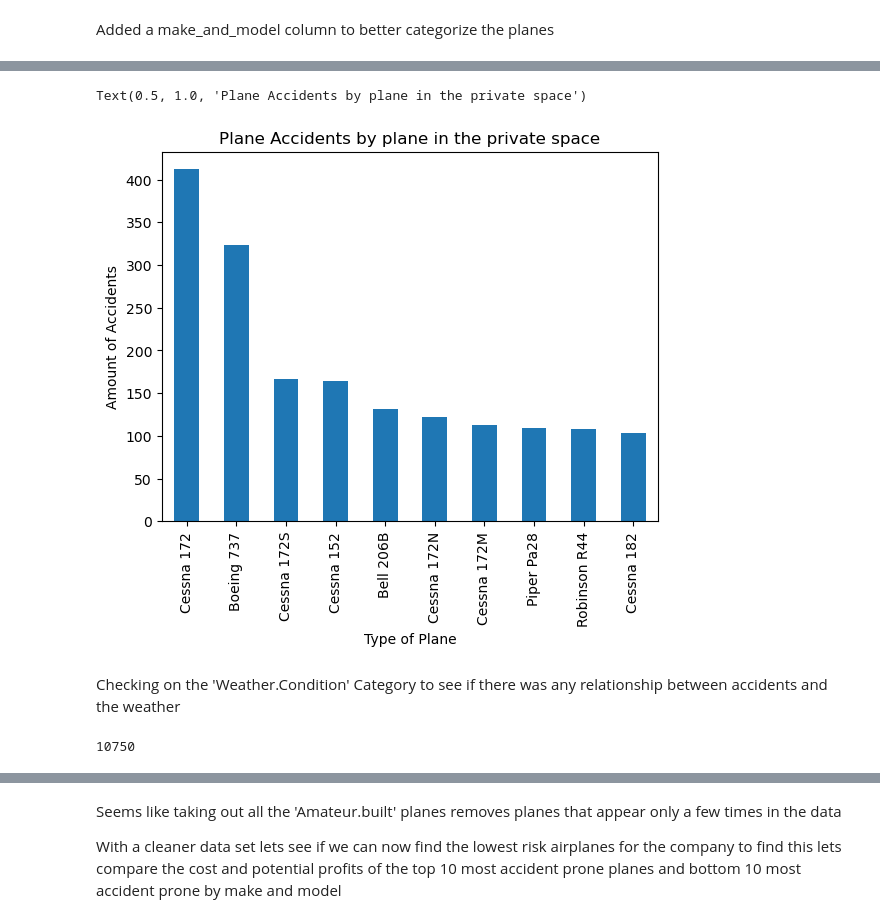
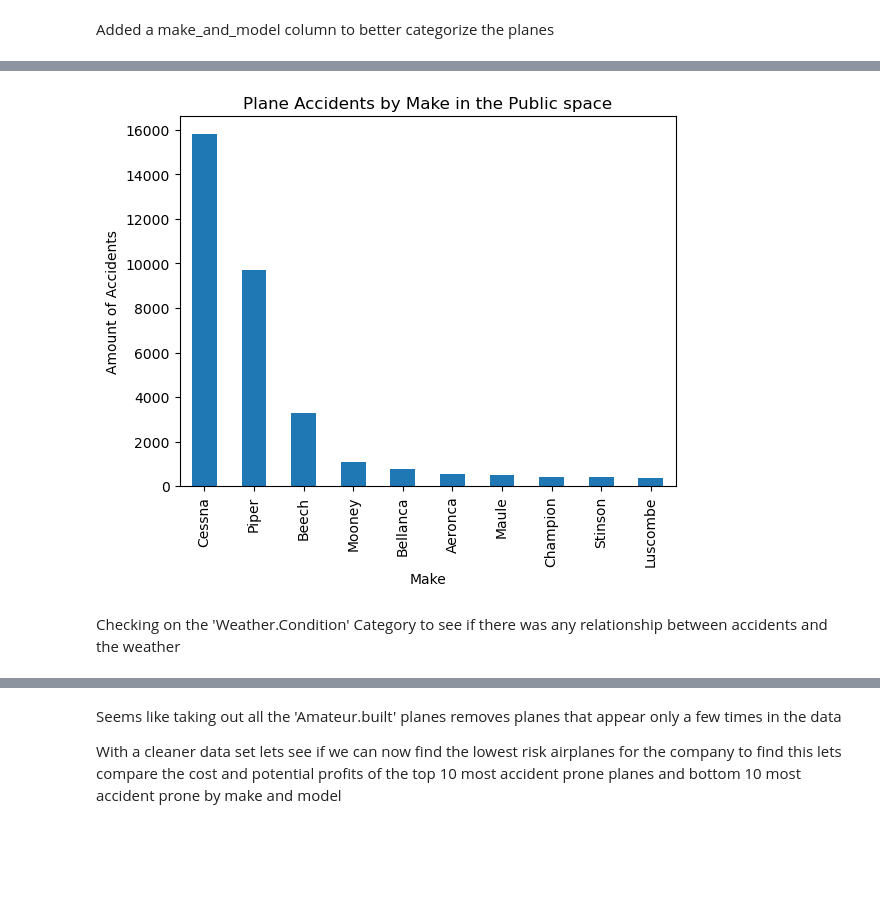
Before and after one commit to Reynch/dsc-phase-1-project-v3, a Jupyter notebook: student.ipynb, the cells around one changed output, grey strips where cells are left out. Drawn from its saved outputs; the diff is of its cells as text; code cells hidden in the pictures; blank space fills up the shorter version.

Commit message:
added graphs illustrating safe planes

```diff
--- a/student.ipynb
+++ b/student.ipynb
@@ -81,4 +84,6 @@ Name: Amateur.Built, dtype: int64
 # %% [markdown]
 Added a make_and_model column to better categorize the planes
+# %%
+aviation_df['Make'] = aviation_df['Make'].str.title()
 # %%
 aviation_df['make_and_model'] = aviation_df['Make'].str.title() + ' ' + aviation_df['Model'].str.title()
@@ -127 +94,3 @@ Name: Weather.Condition, dtype: int64
+# %%
+aviation_df = aviation_df.loc[aviation_df['year'] >= 1980]
 # %%
@@ -158,0 +120,4 @@ aviation_df['year'] = aviation_df['Event.Date'].dt.year
+# %%
+personal_df = aviation_df[aviation_df['Purpose.of.flight'] == 'Personal']
+top_100_personal = personal_df['Make'].value_counts()[personal_df['Make'].value_counts()>= 100]
+top_100_personal
@@ -158,0 +142,2 @@ aviation_df['year'] = aviation_df['Event.Date'].dt.year
+# %%
+personal_df = personal_df[personal_df['Make'].isin(list(top_100_personal.index))]
@@ -171,10 +284,10 @@ aviation_df.head()
 # %%
-ax = private_df['make_and_model'].value_counts()[0:10].plot(kind = 'bar')
-ax.set_xlabel('Type of Plane')
+ax = personal_df['Make'].value_counts()[0:10].plot(kind = 'bar')
+ax.set_xlabel('Make')
 ax.set_ylabel('Amount of Accidents')
-ax.set_title('Plane Accidents by plane in the private space')
+ax.set_title('Plane Accidents by Make in the Public space')
+plt.savefig('Bar_make_accidents.png', dpi=1000);
 # %% [output]
-Text(0.5, 1.0, 'Plane Accidents by plane in the private space')
-[figure, old version]
+[figure, new version]
 # %% [markdown]
 Checking on the 'Weather.Condition' Category to see if there was any relationship between accidents and the weather
@@ -187,4 +293,0 @@ aviation_df_test.dropna(subset = 'Amateur.Built', inplace = True)
-# %%
-len(aviation_df_test['make_and_model'].value_counts().index)
-# %% [output]
-10750
```
Also changed, not shown: parts of 42 cells of this notebook, 1 other file.
